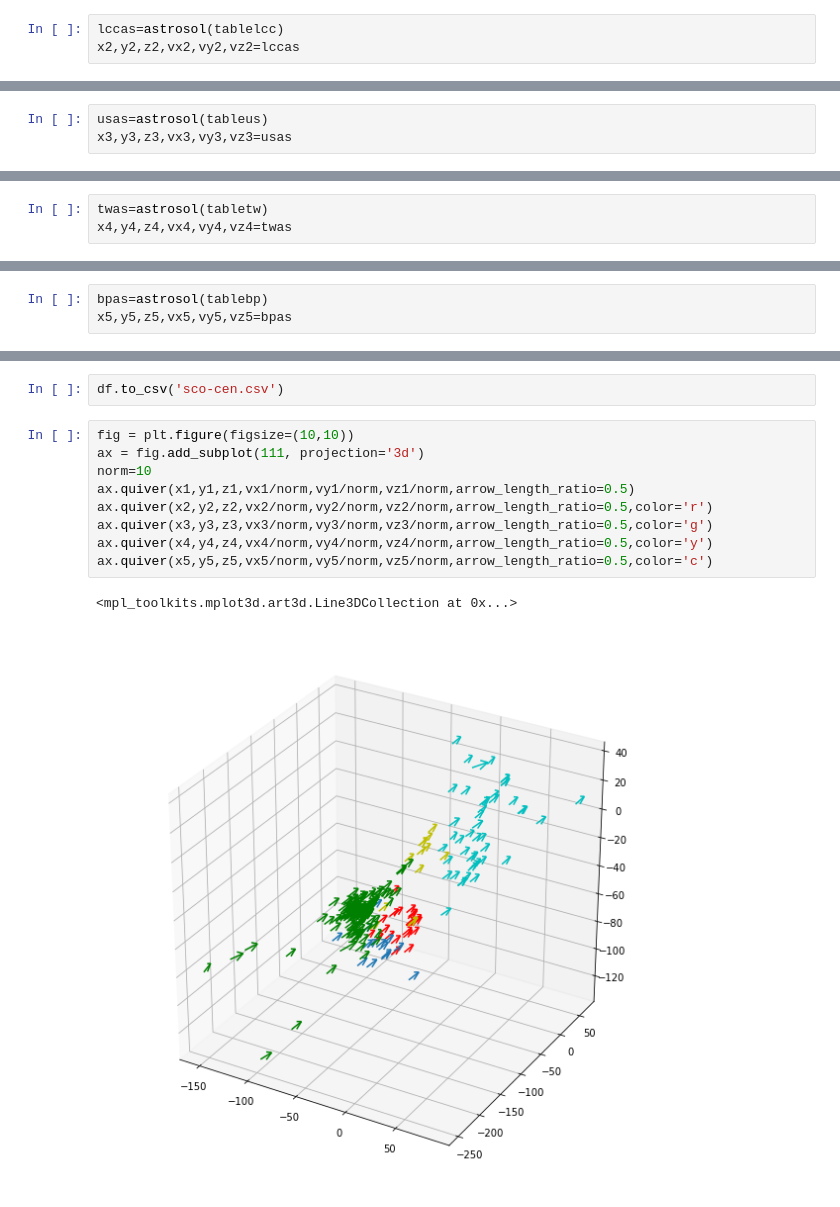
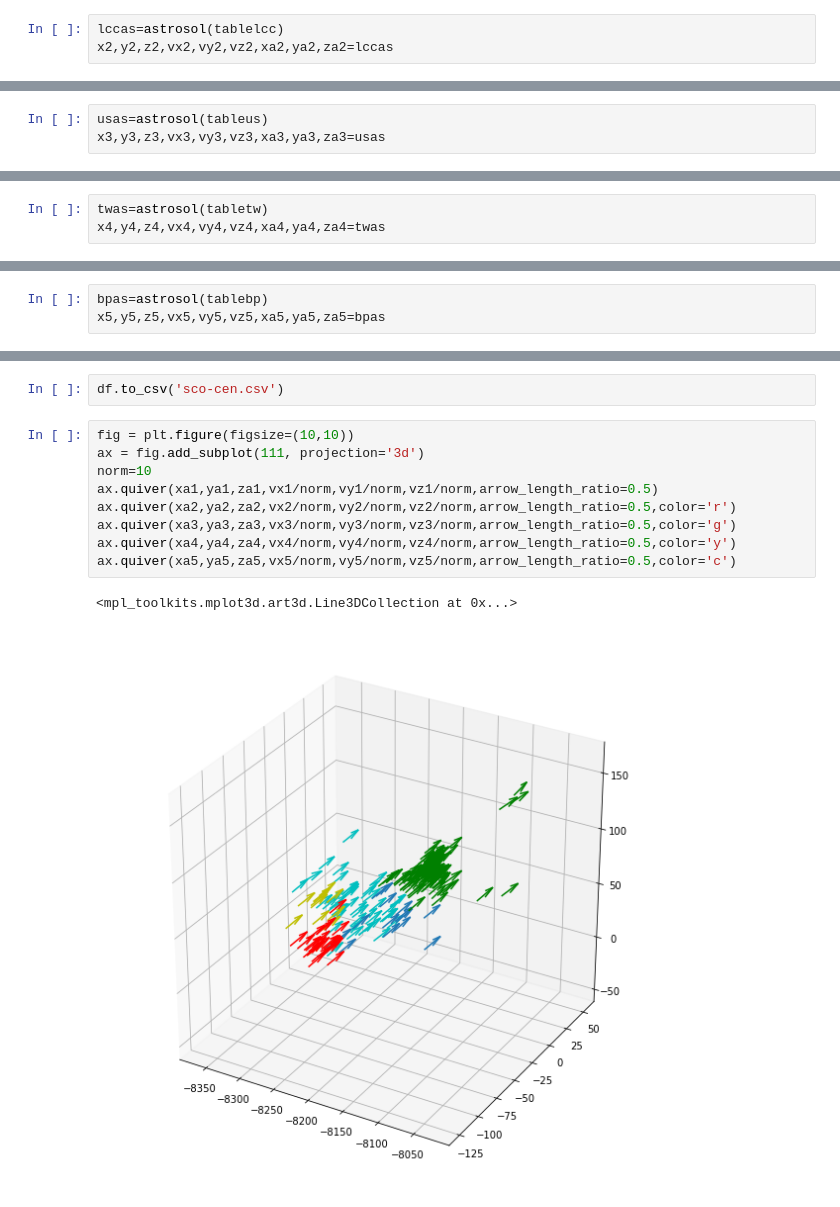
Before and after one commit to saint-germain/gaia, a Jupyter notebook: gaia_sandbox.ipynb, the cells around one changed output, grey strips where cells are left out. Saved outputs shown, nothing was run; the diff lists cells and outputs as text.

```diff
--- a/gaia_sandbox.ipynb
+++ b/gaia_sandbox.ipynb
@@ -428,7 +434,7 @@ print(len(tablelcc),np.isnan(tablelcc['pmdec']).sum(),np.isnan(tablelcc['pmra'])
 tablelcc.to_csv('tablelcc.csv')
 # %%
 lccas=astrosol(tablelcc)
-x2,y2,z2,vx2,vy2,vz2=lccas
+x2,y2,z2,vx2,vy2,vz2,xa2,ya2,za2=lccas
 # %%
 tableus=Table.read('us.dat',format='ascii').to_pandas()
 tableus=tableus[np.isfinite(tableus['parallax'])]
@@ -441,7 +447,7 @@ print(len(tableus),np.isnan(tableus['pmdec']).sum(),np.isnan(tableus['pmra']).su
 tableus.to_csv('tableus.csv')
 # %%
 usas=astrosol(tableus)
-x3,y3,z3,vx3,vy3,vz3=usas
+x3,y3,z3,vx3,vy3,vz3,xa3,ya3,za3=usas
 # %%
 tabletw=Table.read('tw_hydrae.dat',format='ascii').to_pandas()
 tabletw=tabletw[np.isfinite(tabletw['parallax'])]
@@ -454,7 +460,7 @@ print(len(tabletw),np.isnan(tabletw['pmdec']).sum(),np.isnan(tabletw['pmra']).su
 tabletw.to_csv('tabletw.csv')
 # %%
 twas=astrosol(tabletw)
-x4,y4,z4,vx4,vy4,vz4=twas
+x4,y4,z4,vx4,vy4,vz4,xa4,ya4,za4=twas
 # %%
 tablebp=Table.read('bpmg.dat',format='ascii').to_pandas()
 tablebp=tablebp[np.isfinite(tablebp['parallax'])]
@@ -467,7 +473,7 @@ print(len(tablebp),np.isnan(tablebp['pmdec']).sum(),np.isnan(tablebp['pmra']).su
 tablebp.to_csv('tablebp.csv')
 # %%
 bpas=astrosol(tablebp)
-x5,y5,z5,vx5,vy5,vz5=bpas
+x5,y5,z5,vx5,vy5,vz5,xa5,ya5,za5=bpas
 # %%
 uclas=np.array(uclas)
 lccas=np.array(lccas)
@@ -491,12 +497,12 @@ df.to_csv('sco-cen.csv')
 # %%
 fig = plt.figure(figsize=(10,10))
 ax = fig.add_subplot(111, projection='3d')
 norm=10
-ax.quiver(x1,y1,z1,vx1/norm,vy1/norm,vz1/norm,arrow_length_ratio=0.5)
-ax.quiver(x2,y2,z2,vx2/norm,vy2/norm,vz2/norm,arrow_length_ratio=0.5,color='r')
-ax.quiver(x3,y3,z3,vx3/norm,vy3/norm,vz3/norm,arrow_length_ratio=0.5,color='g')
-ax.quiver(x4,y4,z4,vx4/norm,vy4/norm,vz4/norm,arrow_length_ratio=0.5,color='y')
-ax.quiver(x5,y5,z5,vx5/norm,vy5/norm,vz5/norm,arrow_length_ratio=0.5,color='c')
+ax.quiver(xa1,ya1,za1,vx1/norm,vy1/norm,vz1/norm,arrow_length_ratio=0.5)
+ax.quiver(xa2,ya2,za2,vx2/norm,vy2/norm,vz2/norm,arrow_length_ratio=0.5,color='r')
+ax.quiver(xa3,ya3,za3,vx3/norm,vy3/norm,vz3/norm,arrow_length_ratio=0.5,color='g')
+ax.quiver(xa4,ya4,za4,vx4/norm,vy4/norm,vz4/norm,arrow_length_ratio=0.5,color='y')
+ax.quiver(xa5,ya5,za5,vx5/norm,vy5/norm,vz5/norm,arrow_length_ratio=0.5,color='c')
 # %% [output]
 <mpl_toolkits.mplot3d.art3d.Line3DCollection at 0x...>
-[figure, old version]
+[figure, new version]
```
Also changed, not shown: parts of 3 cells of this notebook, 8 other files.
